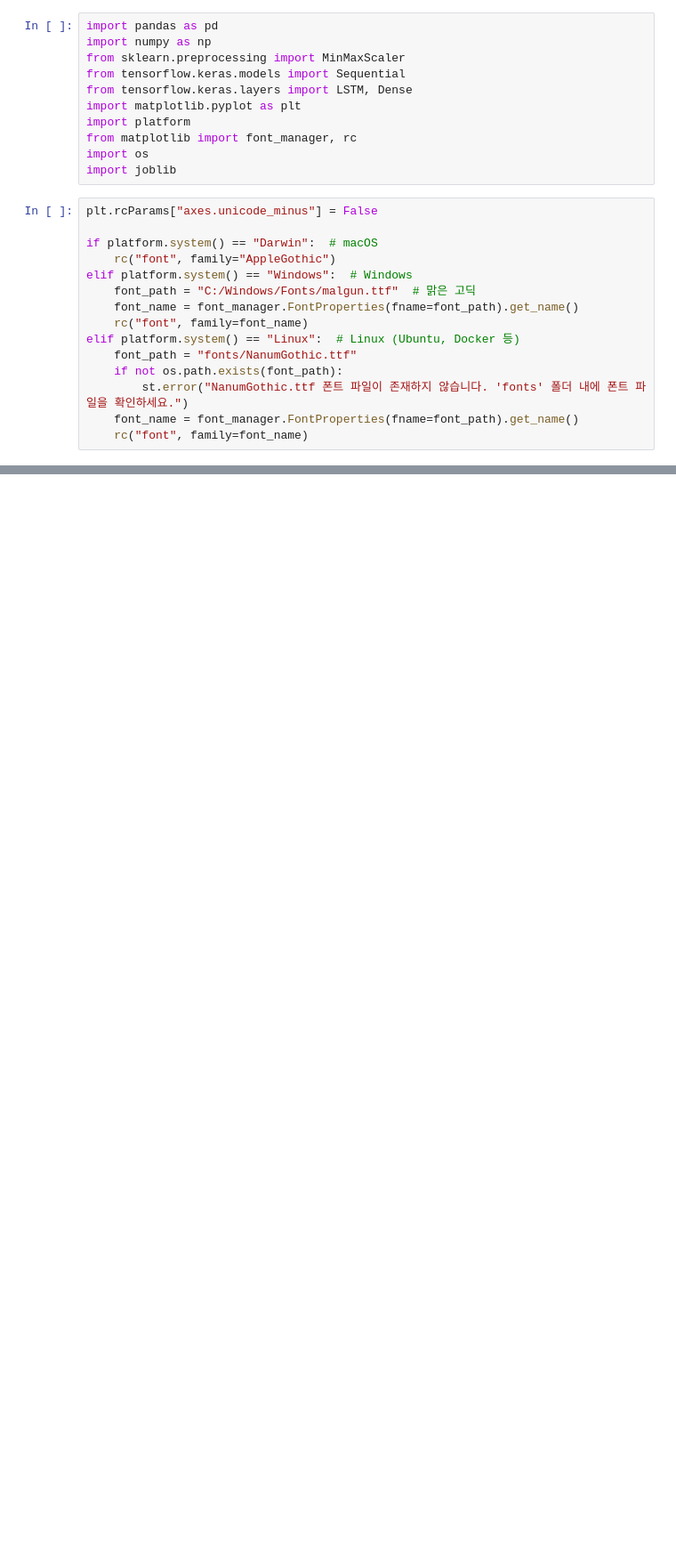
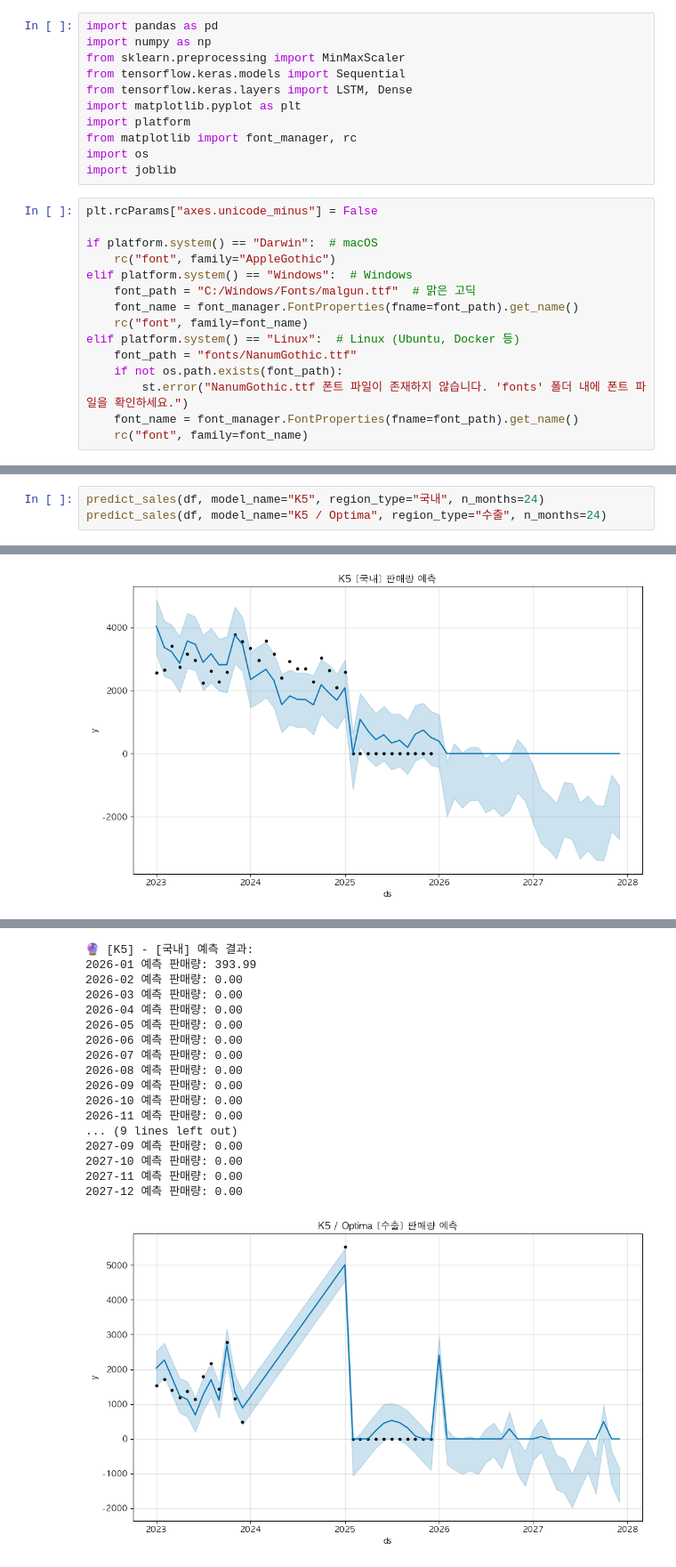
Before and after one commit to CodeWorks-hi/mini-project-2, a Jupyter notebook: jupyter_notebooks/모델_개발/car_recom_model.ipynb, the cells around one changed output, grey strips where cells are left out. Shown at 89% size. Saved outputs shown, nothing was run; the diff lists cells and outputs as text; blank space fills up the shorter version.

```diff
--- a/jupyter_notebooks/모델_개발/car_recom_model.ipynb
+++ b/jupyter_notebooks/모델_개발/car_recom_model.ipynb
@@ -132,0 +84,4 @@ WARNING:tensorflow:5 out of the last 15 calls to <function TensorFlowTrainer.mak
+# %%
+predict_sales(df, model_name="K5", region_type="국내", n_months=24)
+predict_sales(df, model_name="K5 / Optima", region_type="수출", n_months=24)
+# %% [output]
@@ -132,0 +90 @@ WARNING:tensorflow:5 out of the last 15 calls to <function TensorFlowTrainer.mak
+[figure, added]
@@ -132,0 +93,18 @@ WARNING:tensorflow:5 out of the last 15 calls to <function TensorFlowTrainer.mak
+🔮 [K5] - [국내] 예측 결과:
+2026-01 예측 판매량: 393.99
+2026-02 예측 판매량: 0.00
+2026-03 예측 판매량: 0.00
+2026-04 예측 판매량: 0.00
+2026-05 예측 판매량: 0.00
+2026-06 예측 판매량: 0.00
+2026-07 예측 판매량: 0.00
+2026-08 예측 판매량: 0.00
+2026-09 예측 판매량: 0.00
+2026-10 예측 판매량: 0.00
+2026-11 예측 판매량: 0.00
+... (9 lines left out)
+2027-09 예측 판매량: 0.00
+2027-10 예측 판매량: 0.00
+2027-11 예측 판매량: 0.00
+2027-12 예측 판매량: 0.00
+[figure, added]
```
Also changed, not shown: parts of 6 cells of this notebook.
